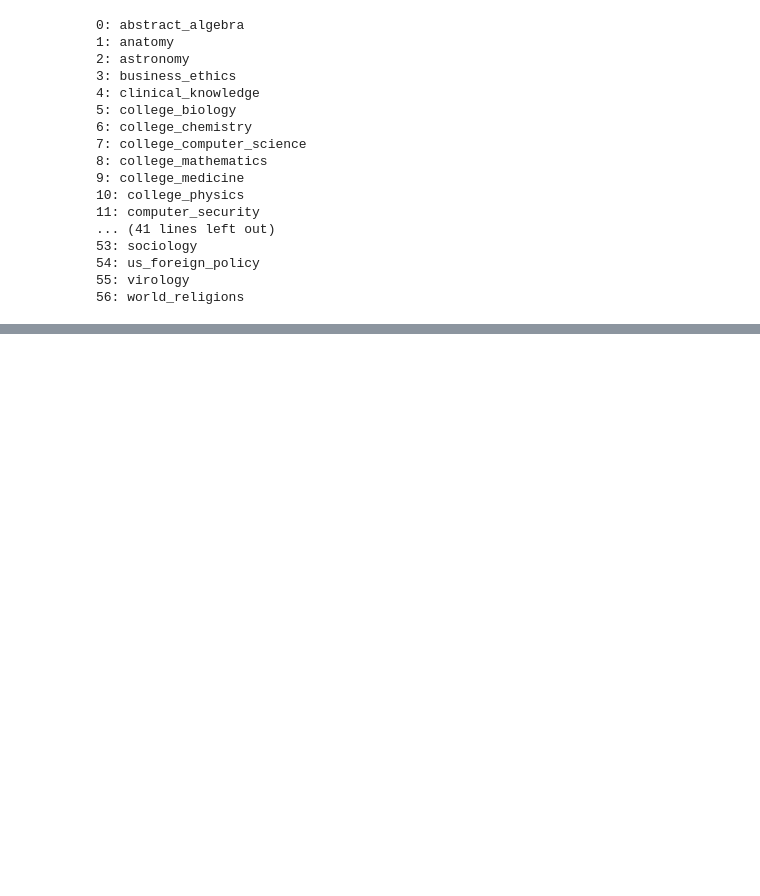
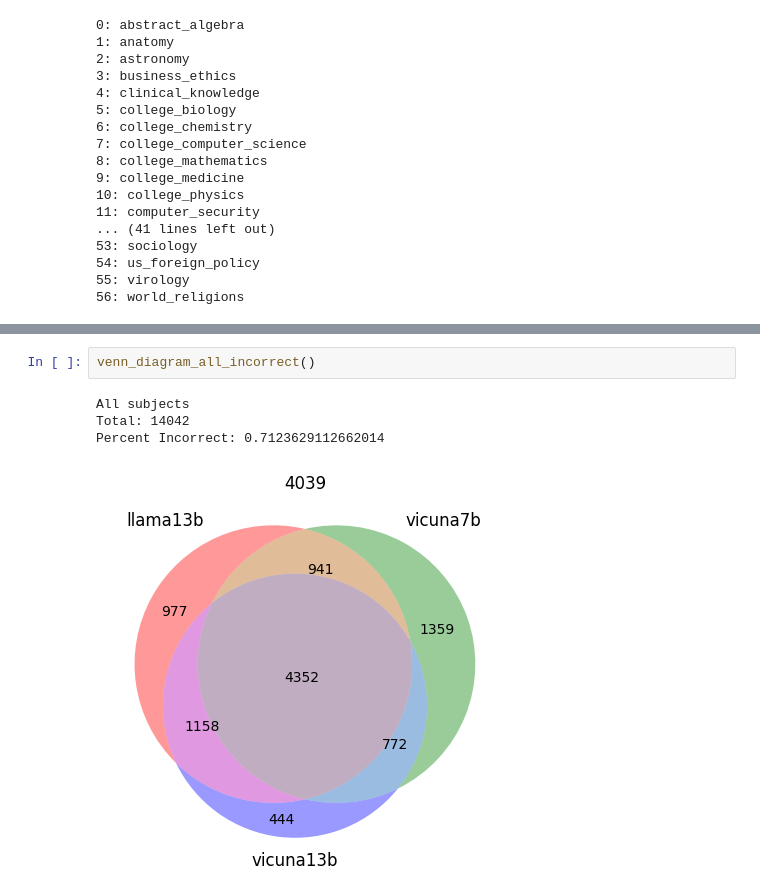
Before and after one commit to CodingWithTim/MMLU-Stats, a Jupyter notebook: mmlu_venn_diagram.ipynb, the cells around one changed output, grey strips where cells are left out. Cells and saved outputs as stored; diff of their text form; blank space fills up the shorter version.

```diff
--- a/mmlu_venn_diagram.ipynb
+++ b/mmlu_venn_diagram.ipynb
@@ -132,0 +243,7 @@ for i, subject in enumerate(subjects):
+# %%
+venn_diagram_all_incorrect()
+# %% [output]
+All subjects
+Total: 14042
+Percent Incorrect: 0.7123629112662014
+[figure, added]
```
Also changed, not shown: parts of 8 cells of this notebook, 1 other file.
